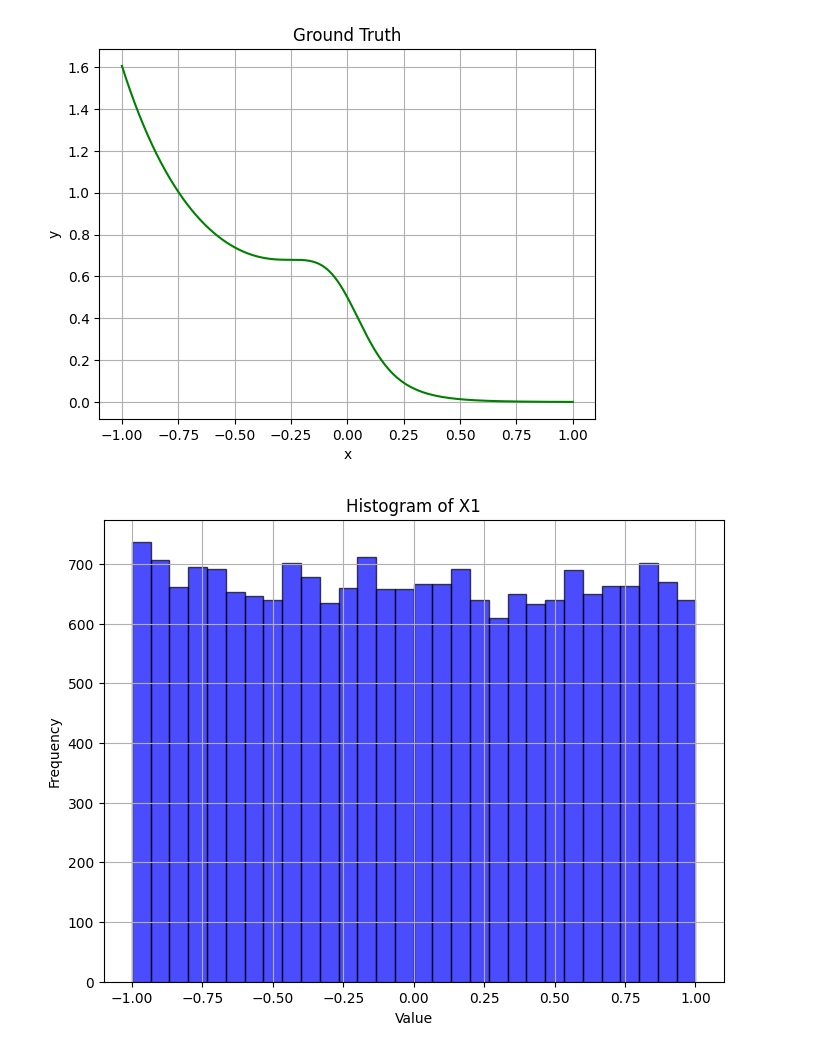
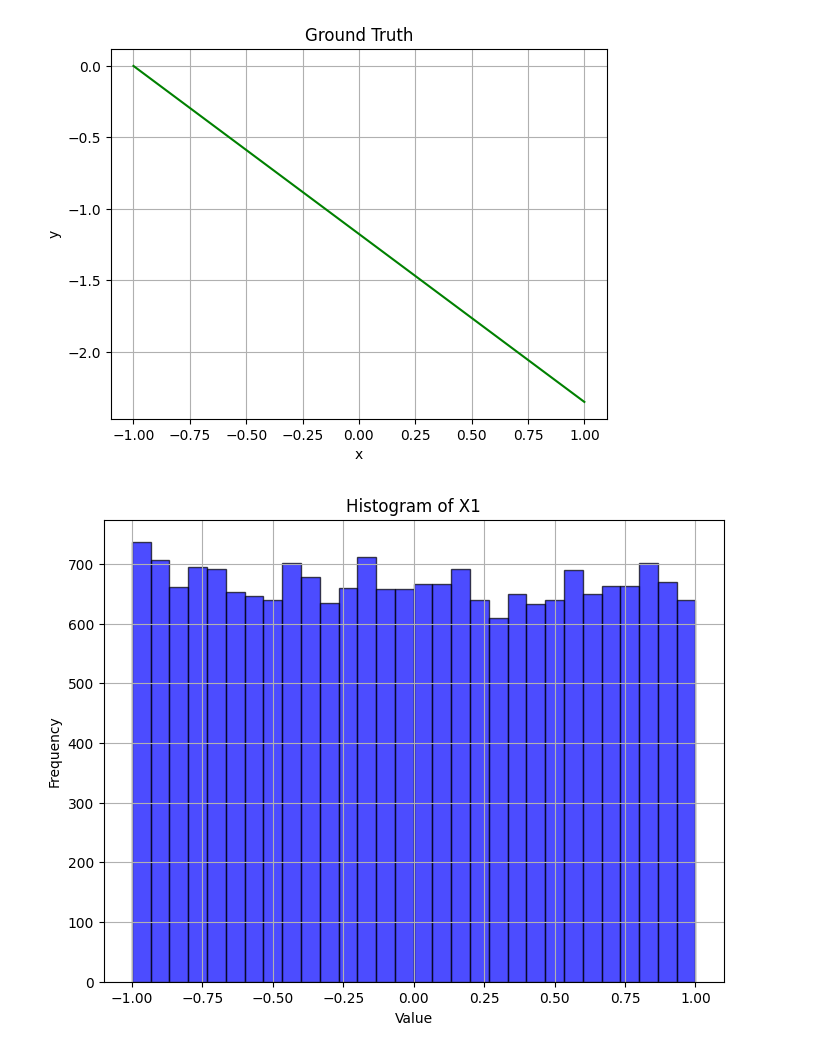
Before and after one commit to tupho289/Honours, a Jupyter notebook: synthetic_data_generation.ipynb, the cells around one changed output. Drawn from its saved outputs; the diff is of its cells as text; code cells hidden in the pictures.

```diff
--- a/synthetic_data_generation.ipynb
+++ b/synthetic_data_generation.ipynb
@@ -7,19 +7,23 @@ import seaborn as sns
 # %%
 '''this block of code is used to test some sample function'''
 #-------------------------- generate function --------------------------
 X = np.linspace(-1, 1, 10000)
-y = np.exp(-4*X) /(2* (1 + 16*X**2))
+# y = np.exp(-4*X) /(2* (1 + 16*X**2))
+# y = ((X + 0.5)*(np.exp(-1) - np.exp(1)) - 1.175)*0.5
+# y = (-np.exp(-X) + 1.175)/2
+y = -1/(4*np.pi*(X - 0.5))*(np.cos(3*np.pi*(X - 0.5)) - np.cos(-np.pi*(X - 0.5))) - 0.0747/2
+# y = -1/(2*np.pi*(X + 0.5))*(np.cos(np.pi*(X + 0.5)) - np.cos(-3*np.pi*(X + 0.5))) - 0.0747/2
 
 #-------------------------- plot --------------------------
 # Ground truth
 plt.plot(X, y, color = 'green')
 plt.title('Ground Truth')
 plt.xlabel('x')
 plt.ylabel('y')
 plt.grid(True)
 plt.show()
 # %% [output]
-[figure, old version]
+[figure, new version]
 # %%
 #-------------------------- generate data features --------------------------
 np.random.seed(0)
```
Also changed, not shown: parts of 1 cell of this notebook, 3 other files.
